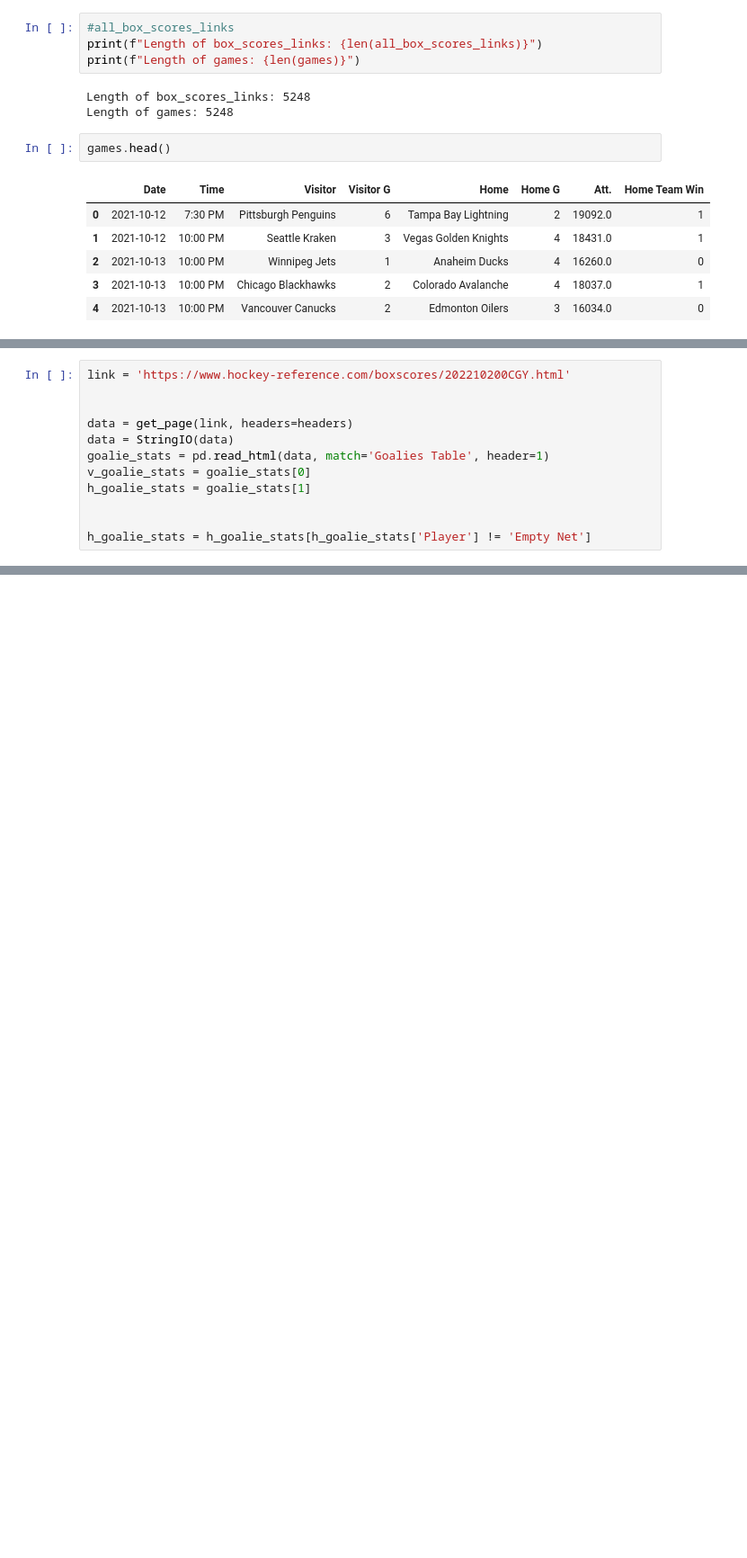
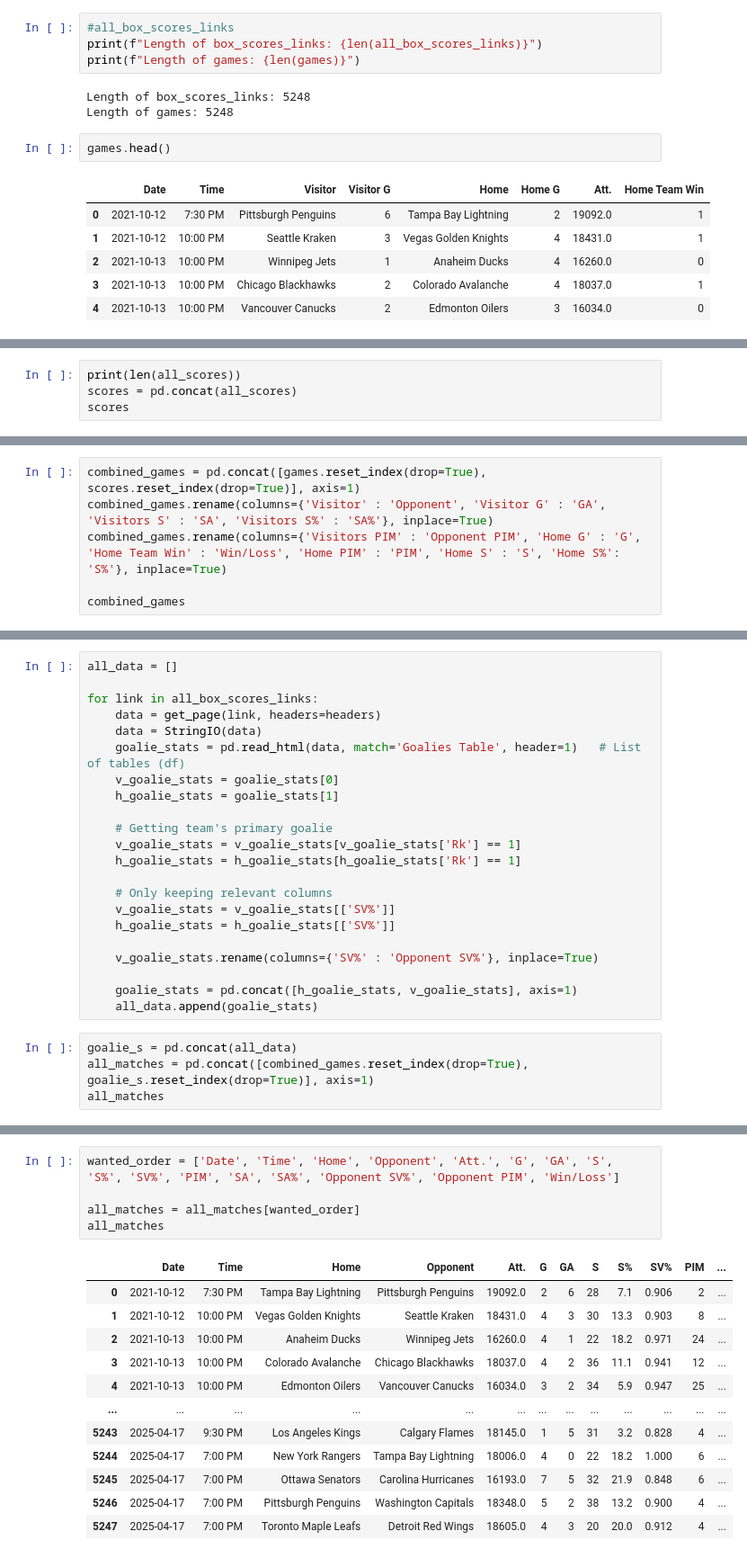
Before and after one commit to vblais12/NHL_stats_predictor, a Jupyter notebook: Data/Scraping.ipynb, the cells around one changed output, grey strips where cells are left out. Shown at 90% size. Saved outputs shown, nothing was run; the diff lists cells and outputs as text; blank space fills up the shorter version.

```diff
--- a/Data/Scraping.ipynb
+++ b/Data/Scraping.ipynb
@@ -173 +181,5 @@ File Cached. Excellent. Moving right along...
 5248
+# %%
+print(len(all_scores))
+scores = pd.concat(all_scores)
+scores
@@ -173,0 +201,6 @@ File Cached. Excellent. Moving right along...
+# %%
+combined_games = pd.concat([games.reset_index(drop=True), scores.reset_index(drop=True)], axis=1)
+combined_games.rename(columns={'Visitor' : 'Opponent', 'Visitor G' : 'GA', 'Visitors S' : 'SA', 'Visitors S%' : 'SA%'}, inplace=True)
+combined_games.rename(columns={'Visitors PIM' : 'Opponent PIM', 'Home G' : 'G', 'Home Team Win' : 'Win/Loss', 'Home PIM' : 'PIM', 'Home S' : 'S', 'Home S%': 'S%'}, inplace=True)
+
+combined_games
@@ -174,12 +221,26 @@ File Cached. Excellent. Moving right along...
 # %%
-link = 'https://www.hockey-reference.com/boxscores/202210200CGY.html'
+all_data = []
 
+for link in all_box_scores_links:
+    data = get_page(link, headers=headers)
+    data = StringIO(data)
+    goalie_stats = pd.read_html(data, match='Goalies Table', header=1)   # List of tables (df)
+    v_goalie_stats = goalie_stats[0]
+    h_goalie_stats = goalie_stats[1]
 
-data = get_page(link, headers=headers)
-data = StringIO(data)
-goalie_stats = pd.read_html(data, match='Goalies Table', header=1)
-v_goalie_stats = goalie_stats[0]
-h_goalie_stats = goalie_stats[1]
+    # Getting team's primary goalie
+    v_goalie_stats = v_goalie_stats[v_goalie_stats['Rk'] == 1]
+    h_goalie_stats = h_goalie_stats[h_goalie_stats['Rk'] == 1]
 
+    # Only keeping relevant columns
+    v_goalie_stats = v_goalie_stats[['SV%']]
+    h_goalie_stats = h_goalie_stats[['SV%']]
 
-h_goalie_stats = h_goalie_stats[h_goalie_stats['Player'] != 'Empty Net']
+    v_goalie_stats.rename(columns={'SV%' : 'Opponent SV%'}, inplace=True)
+
+    goalie_stats = pd.concat([h_goalie_stats, v_goalie_stats], axis=1)
+    all_data.append(goalie_stats)
+# %%
+goalie_s = pd.concat(all_data)
+all_matches = pd.concat([combined_games.reset_index(drop=True), goalie_s.reset_index(drop=True)], axis=1)
+all_matches
@@ -185,0 +261,18 @@ h_goalie_stats = h_goalie_stats[h_goalie_stats['Player'] != 'Empty Net']
+# %%
+wanted_order = ['Date', 'Time', 'Home', 'Opponent', 'Att.', 'G', 'GA', 'S', 'S%', 'SV%', 'PIM', 'SA', 'SA%', 'Opponent SV%', 'Opponent PIM', 'Win/Loss']
+
+all_matches = all_matches[wanted_order]
+all_matches
+# %% [output]
+|  | Date | Time | Home | Opponent | Att. | G | GA | S | S% | SV% | PIM | ... |
+| 0 | 2021-10-12 | 7:30 PM | Tampa Bay Lightning | Pittsburgh Penguins | 19092.0 | 2 | 6 | 28 | 7.1 | 0.906 | 2 | ... |
+| 1 | 2021-10-12 | 10:00 PM | Vegas Golden Knights | Seattle Kraken | 18431.0 | 4 | 3 | 30 | 13.3 | 0.903 | 8 | ... |
+| 2 | 2021-10-13 | 10:00 PM | Anaheim Ducks | Winnipeg Jets | 16260.0 | 4 | 1 | 22 | 18.2 | 0.971 | 24 | ... |
+| 3 | 2021-10-13 | 10:00 PM | Colorado Avalanche | Chicago Blackhawks | 18037.0 | 4 | 2 | 36 | 11.1 | 0.941 | 12 | ... |
+| 4 | 2021-10-13 | 10:00 PM | Edmonton Oilers | Vancouver Canucks | 16034.0 | 3 | 2 | 34 | 5.9 | 0.947 | 25 | ... |
+| ... | ... | ... | ... | ... | ... | ... | ... | ... | ... | ... | ... | ... |
+| 5243 | 2025-04-17 | 9:30 PM | Los Angeles Kings | Calgary Flames | 18145.0 | 1 | 5 | 31 | 3.2 | 0.828 | 4 | ... |
+| 5244 | 2025-04-17 | 7:00 PM | New York Rangers | Tampa Bay Lightning | 18006.0 | 4 | 0 | 22 | 18.2 | 1.000 | 6 | ... |
+| 5245 | 2025-04-17 | 7:00 PM | Ottawa Senators | Carolina Hurricanes | 16193.0 | 7 | 5 | 32 | 21.9 | 0.848 | 6 | ... |
+| 5246 | 2025-04-17 | 7:00 PM | Pittsburgh Penguins | Washington Capitals | 18348.0 | 5 | 2 | 38 | 13.2 | 0.900 | 4 | ... |
+| 5247 | 2025-04-17 | 7:00 PM | Toronto Maple Leafs | Detroit Red Wings | 18605.0 | 4 | 3 | 20 | 20.0 | 0.912 | 4 | ... |
```
Also changed, not shown: parts of 6 cells of this notebook.
